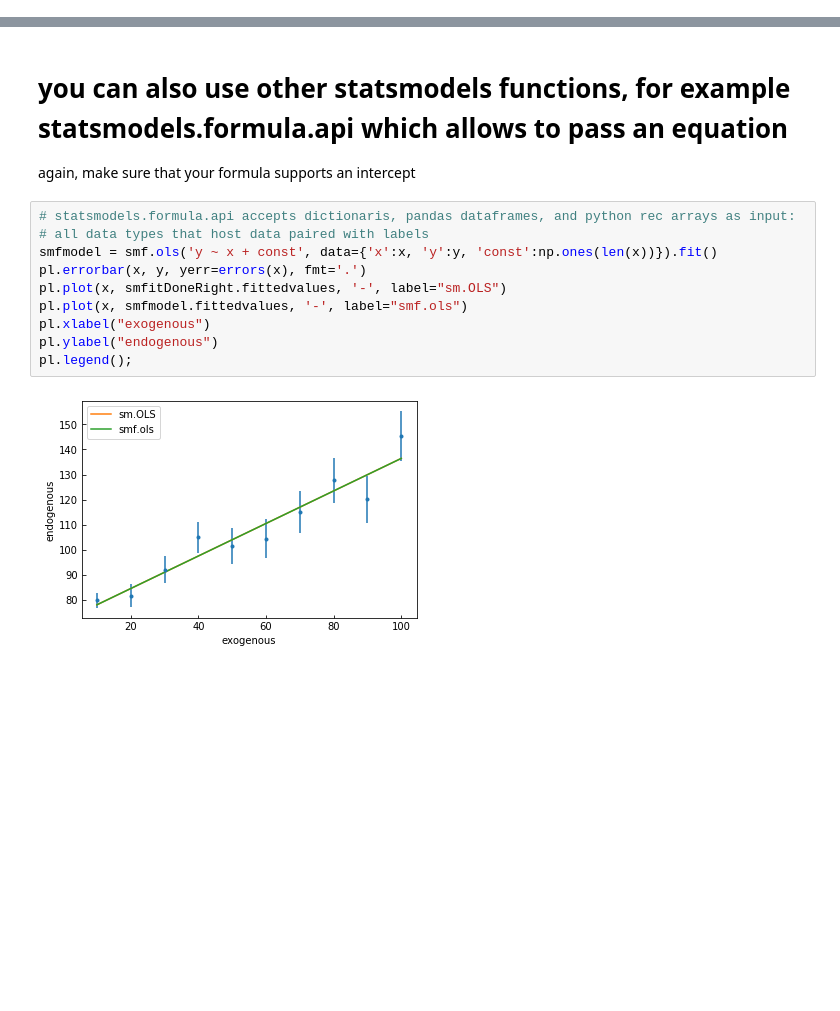
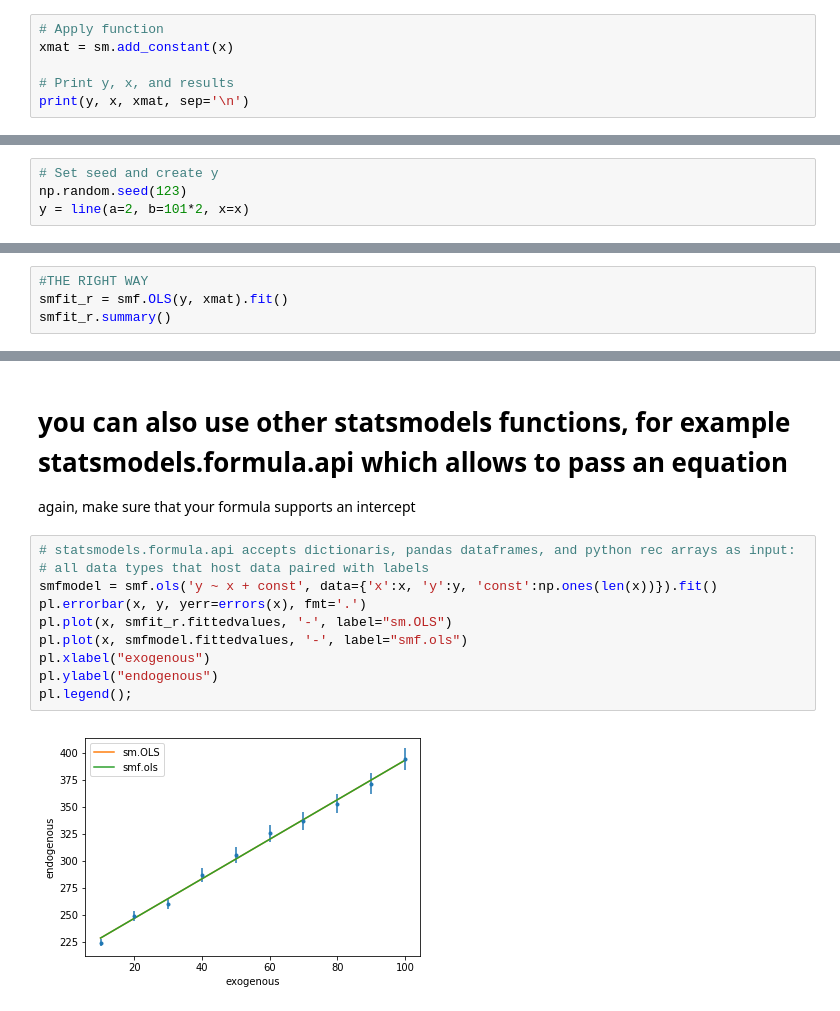
Before and after one commit to AHassler/PUI2018_ah4412, a Jupyter notebook: HW9_ah4412/Assignment2_ah4412.ipynb, the cells around one changed output, grey strips where cells are left out. Cells and saved outputs as stored; diff of their text form; blank space fills up the shorter version.

```diff
--- a/HW9_ah4412/Assignment2_ah4412.ipynb
+++ b/HW9_ah4412/Assignment2_ah4412.ipynb
@@ -63,0 +64,6 @@ pl.errorbar(x, y, yerr=errors(x), fmt='.')
+# %%
+# Apply function
+xmat = sm.add_constant(x)
+
+# Print y, x, and results
+print(y, x, xmat, sep='\n')
@@ -114,0 +152,4 @@ OLS Regression Results
+# %%
+# Set seed and create y
+np.random.seed(123)
+y = line(a=2, b=101*2, x=x)
@@ -118,0 +190,4 @@ OLS Regression Results
+# %%
+#THE RIGHT WAY
+smfit_r = smf.OLS(y, xmat).fit()
+smfit_r.summary()
@@ -145,12 +247,12 @@ again, make sure that your formula supports an intercept
 # %%
 # statsmodels.formula.api accepts dictionaris, pandas dataframes, and python rec arrays as input:
 # all data types that host data paired with labels
 smfmodel = smf.ols('y ~ x + const', data={'x':x, 'y':y, 'const':np.ones(len(x))}).fit()
 pl.errorbar(x, y, yerr=errors(x), fmt='.')
-pl.plot(x, smfitDoneRight.fittedvalues, '-', label="sm.OLS")
+pl.plot(x, smfit_r.fittedvalues, '-', label="sm.OLS")
 pl.plot(x, smfmodel.fittedvalues, '-', label="smf.ols")
 pl.xlabel("exogenous")
 pl.ylabel("endogenous")
 pl.legend();
 # %% [output]
-[figure, old version]
+[figure, new version]
```
Also changed, not shown: parts of 25 cells of this notebook.
